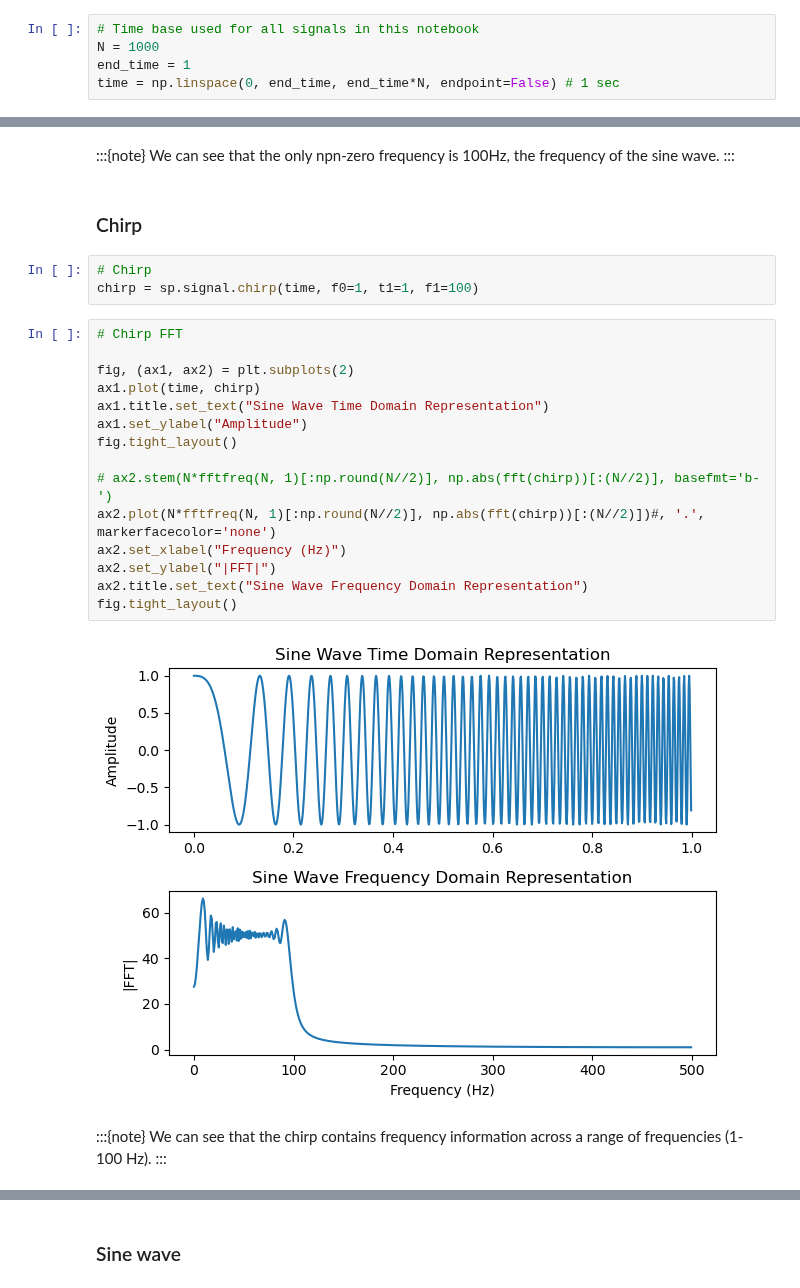
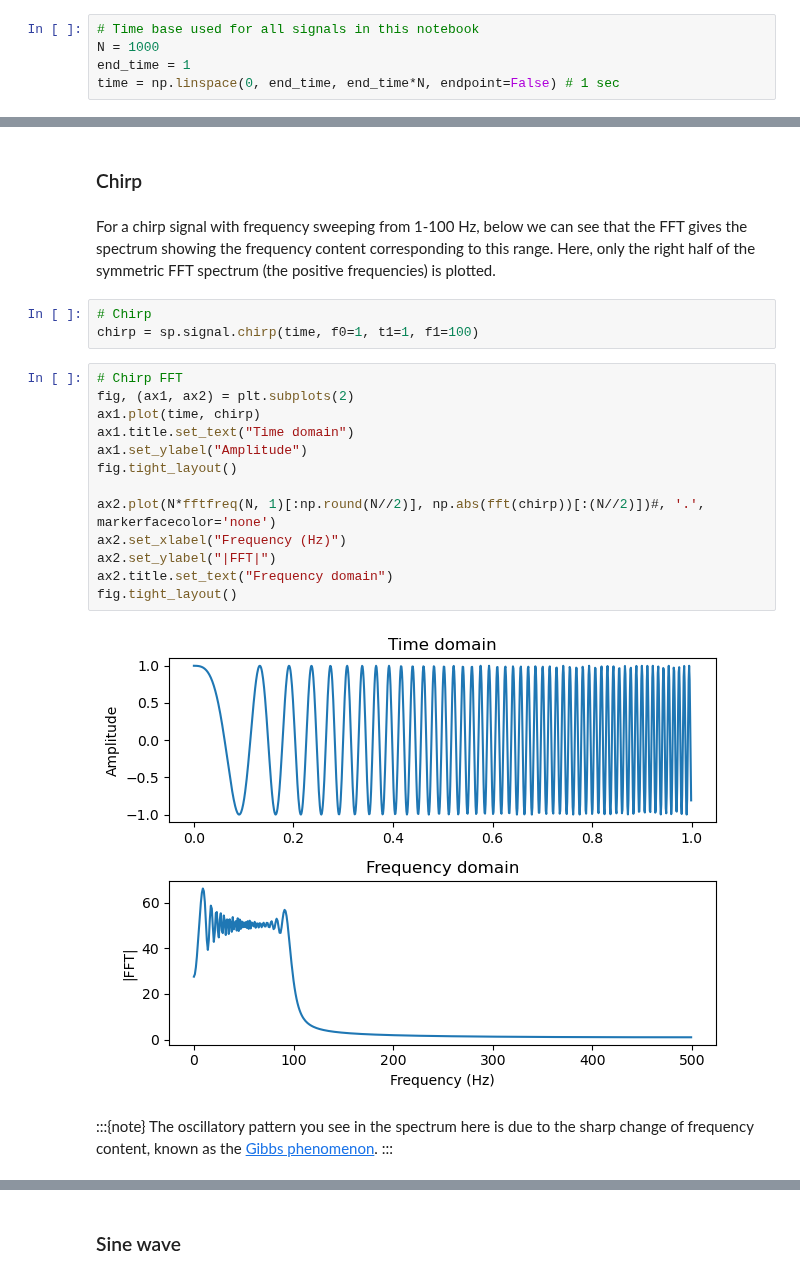
Before and after one commit to leewujung/fundamentals, a Jupyter notebook: boat_tutorials/primers/signal_processing_04_time_freq.ipynb, the cells around one changed output, grey strips where cells are left out. Saved outputs shown, nothing was run; the diff lists cells and outputs as text.

```diff
--- a/boat_tutorials/primers/signal_processing_04_time_freq.ipynb
+++ b/boat_tutorials/primers/signal_processing_04_time_freq.ipynb
@@ -87,31 +65,27 @@ fig.tight_layout()
-# %% [markdown]
-:::{note}
-We can see that the only npn-zero frequency is 100Hz, the frequency of the sine wave.
-:::
 # %% [markdown]
 ### Chirp
+# %% [markdown]
+For a chirp signal with frequency sweeping from 1-100 Hz, below we can see that the FFT gives the spectrum showing the frequency content corresponding to this range. Here, only the right half of the symmetric FFT spectrum (the positive frequencies) is plotted.
 # %%
 # Chirp
 chirp = sp.signal.chirp(time, f0=1, t1=1, f1=100)
 # %%
 # Chirp FFT
-
 fig, (ax1, ax2) = plt.subplots(2)
 ax1.plot(time, chirp)
-ax1.title.set_text("Sine Wave Time Domain Representation")
+ax1.title.set_text("Time domain")
 ax1.set_ylabel("Amplitude")
 fig.tight_layout()
 
-# ax2.stem(N*fftfreq(N, 1)[:np.round(N//2)], np.abs(fft(chirp))[:(N//2)], basefmt='b-')
 ax2.plot(N*fftfreq(N, 1)[:np.round(N//2)], np.abs(fft(chirp))[:(N//2)])#, '.', markerfacecolor='none')
 ax2.set_xlabel("Frequency (Hz)")
 ax2.set_ylabel("|FFT|")
-ax2.title.set_text("Sine Wave Frequency Domain Representation")
+ax2.title.set_text("Frequency domain")
 fig.tight_layout()
 # %% [output]
-[figure, old version]
+[figure, new version]
-# %% [markdown]
-:::{note}
-We can see that the chirp contains frequency information across a range of frequencies (1-100 Hz).
-:::
+# %% [markdown]
+:::{note}
+The oscillatory pattern you see in the spectrum here is due to the sharp change of frequency content, known as the [Gibbs phenomenon](https://en.wikipedia.org/wiki/Gibbs_phenomenon).
+:::
 # %% [markdown]
```
Also changed, not shown: parts of 33 cells of this notebook, 3 other files.
